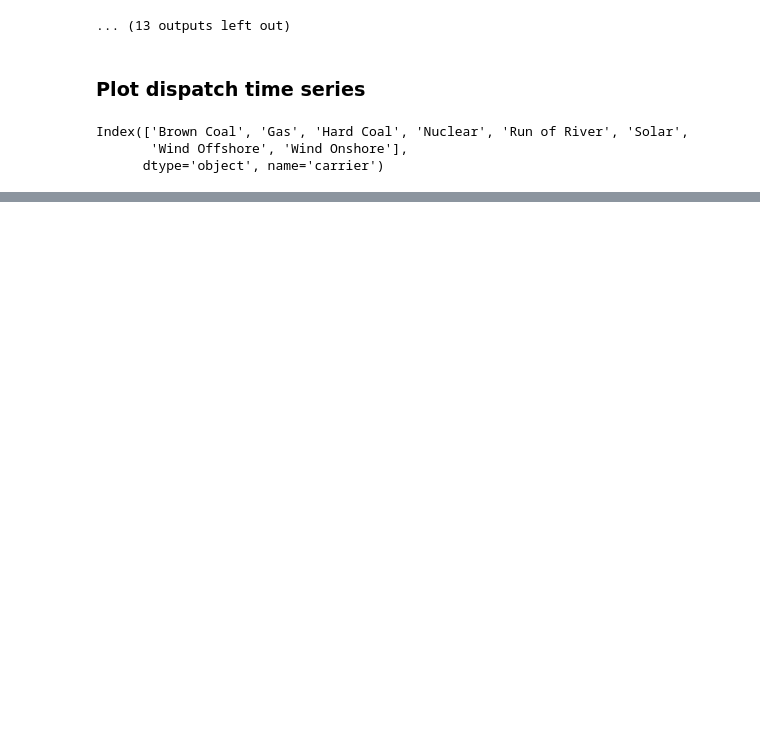
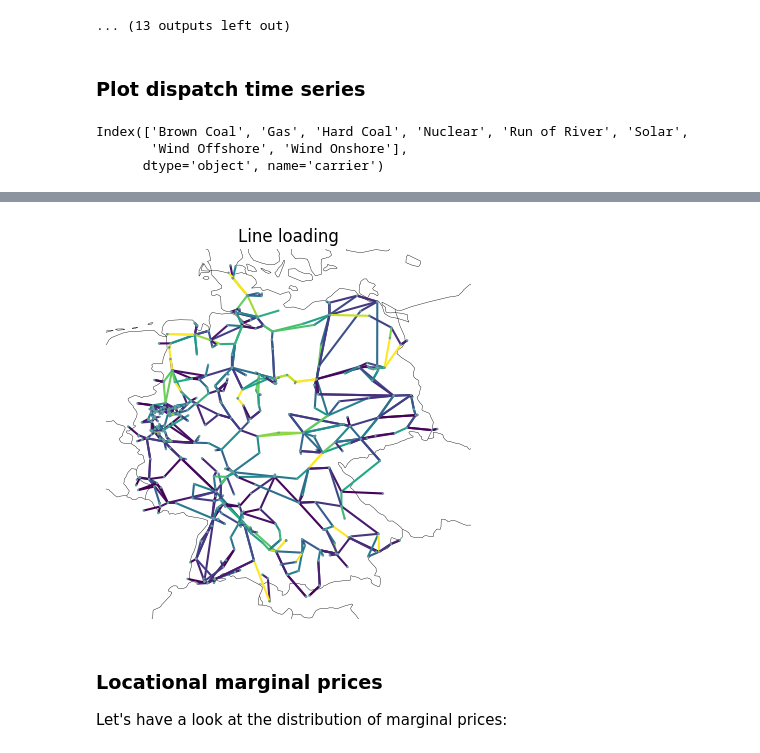
Before and after one commit to VeenaShirsath/Power-System-Optimization, a Jupyter notebook: german_example_1day_hourly_dispatch.ipynb, the cells around one changed output, grey strips where cells are left out. Saved outputs shown, nothing was run; the diff lists cells and outputs as text; code cells hidden in the pictures; blank space fills up the shorter version.

```diff
--- a/german_example_1day_hourly_dispatch.ipynb
+++ b/german_example_1day_hourly_dispatch.ipynb
@@ -327,0 +353,4 @@ p_by_carrier = p_by_carrier[cols]
+# %%
+now = n.snapshots[4]
+loading = n.lines_t.p0.loc[now] / n.lines.s_nom
+loading.describe()
@@ -327,0 +367,15 @@ p_by_carrier = p_by_carrier[cols]
+# %%
+fig, ax = plt.subplots(subplot_kw={"projection": ccrs.EqualEarth()})
+n.plot(
+    ax=ax,
+    line_color = loading.abs(),
+    line_cmap="viridis",
+    title="Line loading",
+    bus_size=1e-3,
+);
+# %% [output]
+[figure, added]
+# %% [markdown]
+### Locational marginal prices
+
+Let's have a look at the distribution of marginal prices:
```
Also changed, not shown: parts of 28 cells of this notebook.
